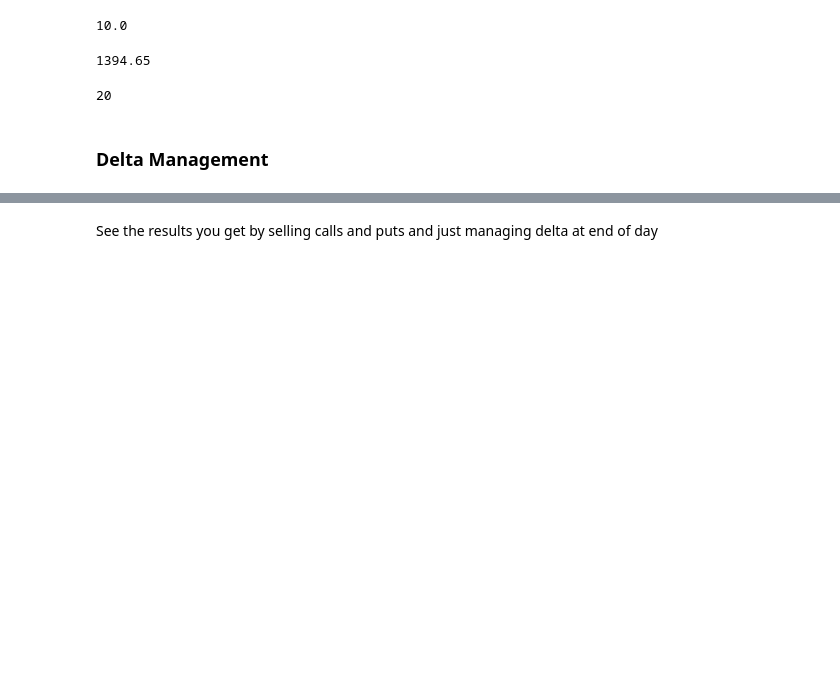
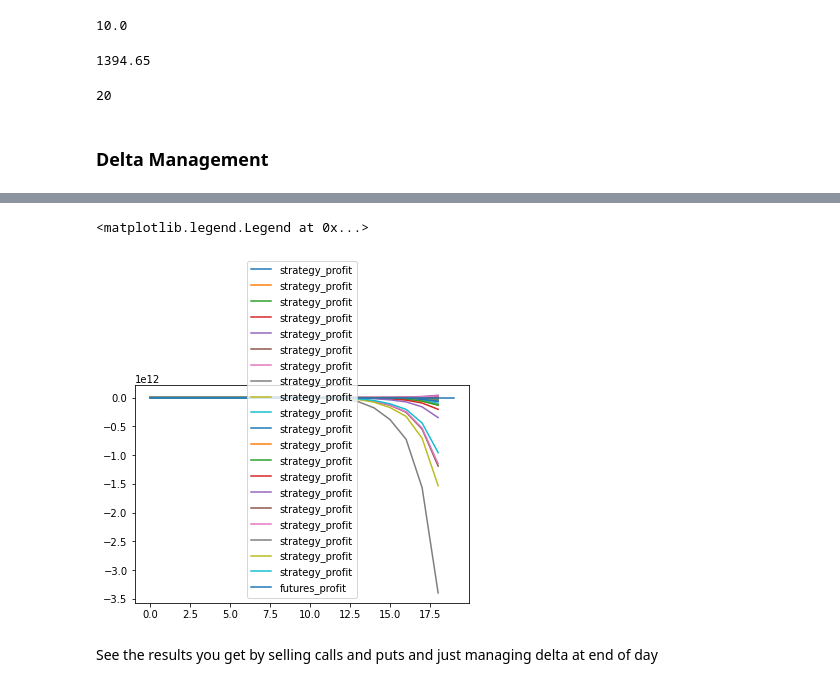
Before and after one commit to BSAIMUKESHREDD/Options-Course-Final-Assignment, a Jupyter notebook: Short Strangle/Short_Strangle_with_Delta_Hedging.ipynb, the cells around one changed output, grey strips where cells are left out. Cells and saved outputs as stored; diff of their text form; code cells hidden in the pictures; blank space fills up the shorter version.

```diff
--- a/Short Strangle/Short_Strangle_with_Delta_Hedging.ipynb
+++ b/Short Strangle/Short_Strangle_with_Delta_Hedging.ipynb
@@ -180,13 +178,12 @@ profit = []
 #Write the code for delta management
 
 for i in range(len(df_put_35000)-1):
-    delta_per_lot_call = #Calculate delta per lot at the next closing day
-    current_number_of_lots_call = #number of lots required to sell
-    no_of_lots_added =  #number of lots added/subtracted for selling
-    sell_avg_call = #new selling avg of call
-    number_of_lots_call = #update number of lots of calls sold
-    profit.append((df_fut['Close'][i]-buy_avg_future)*no_of_lots_fut*lot_size + (sell_avg_call-df_call_36000['Close'][i])*lot_size*number_of_lots_call)  #unrealised profit
-    #print(df_fut['Close'][i], buy_avg_future, sell_avg_call, df_call_36000['Close'][i])
+    delta_per_lot_call = df_call_35000.Premium - df_call_35000.Close #Calculate delta per lot at the next closing day
+    current_number_of_lots_call = delta_per_lot_call/delta  #number of lots required to sell
+    no_of_lots_added = number_of_lots_call  -  current_number_of_lots_call#number of lots added/subtracted for selling
+    sell_avg_call = df_call_35000['Open'][0]  #new selling avg of call
+    number_of_lots_call = number_of_lots_call+no_of_lots_added #update number of lots of calls sold
+    profit.append((df_put_35000['Close'][i]-sell_avg_call)*no_of_lots_put*10 + (sell_avg_call-df_call_35000['Close'][i])*10*number_of_lots_call)  #unrealised profit
 # %%
 profit.append(_____)  #profit at the expiry as at expiry delta is not done and therefore cannot be calculated in the above loop
 # %%
@@ -194,7 +209,10 @@ profit
 # %%
 #Plot the profit graph
-plt.plot(profit[:14], label = 'strategy_profit')
-plt.plot((df_fut['Close']-df_fut['Open'][0])[:14]*250, label = 'futures_profit')
+plt.plot(profit[:20], label = 'strategy_profit')
+plt.plot((df_put_35000['Close']-df_put_35000['Open'][0])[:20]*250, label = 'futures_profit')
 plt.legend()
+# %% [output]
+<matplotlib.legend.Legend at 0x...>
+[figure, added]
 # %% [markdown]
 See the results you get by selling calls and puts and just managing delta at end of day
```
Also changed, not shown: parts of 2 cells of this notebook.
